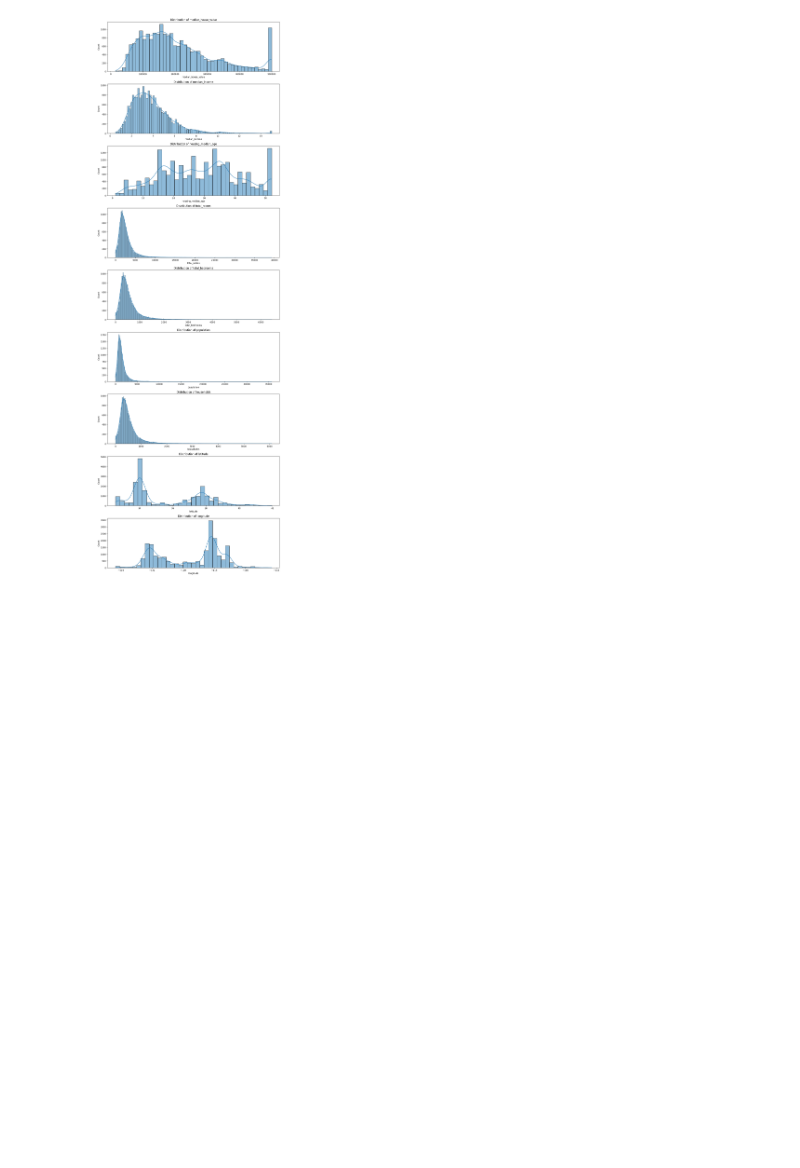
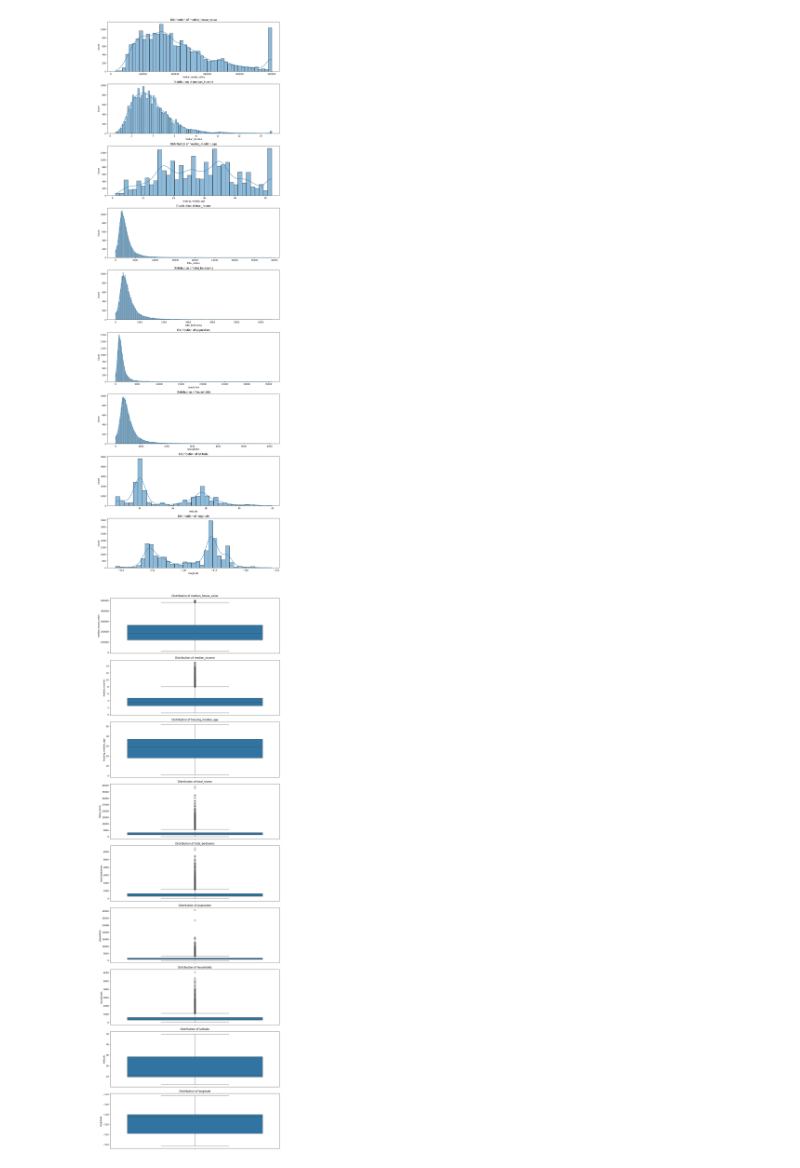
Before and after one commit to Yessirskiy/ZNEUS-25-Houses, a Jupyter notebook: main.ipynb, the cells around one changed output. Cells and saved outputs as stored; diff of their text form; code cells hidden in the pictures; blank space fills up the shorter version.

```diff
--- a/main.ipynb
+++ b/main.ipynb
@@ -182,3 +182,16 @@ plt.tight_layout()
 plt.show()
 # %% [output]
 [figure]
+# %%
+cols = len(df.columns)
+plt.figure(figsize=(12, 4 * cols))
+
+for i, col in enumerate(df.columns, 1):
+    plt.subplot(cols, 1, i)
+    sns.boxplot(df[col])
+    plt.title(f'Distribution of {col}')
+
+plt.tight_layout()
+plt.show()
+# %% [output]
+[figure, added]
```
Also changed, not shown: parts of 17 cells of this notebook.
